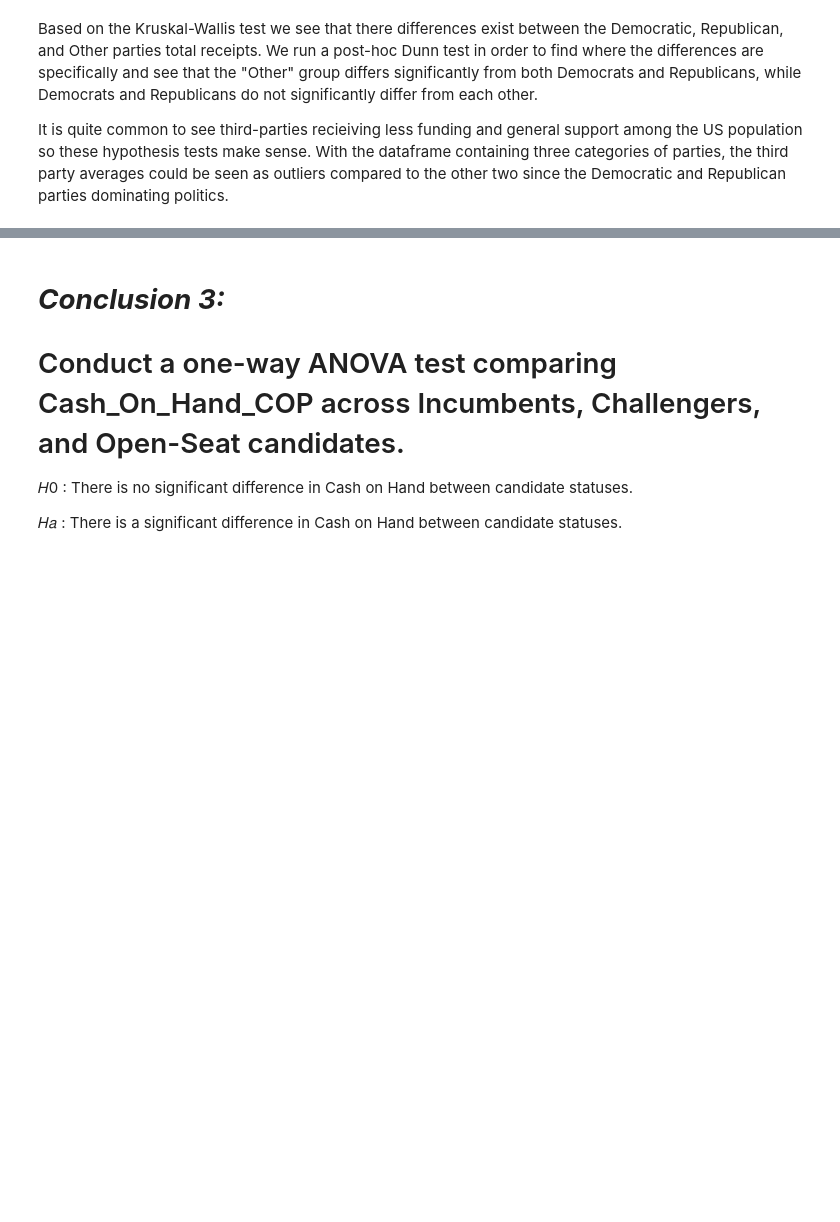
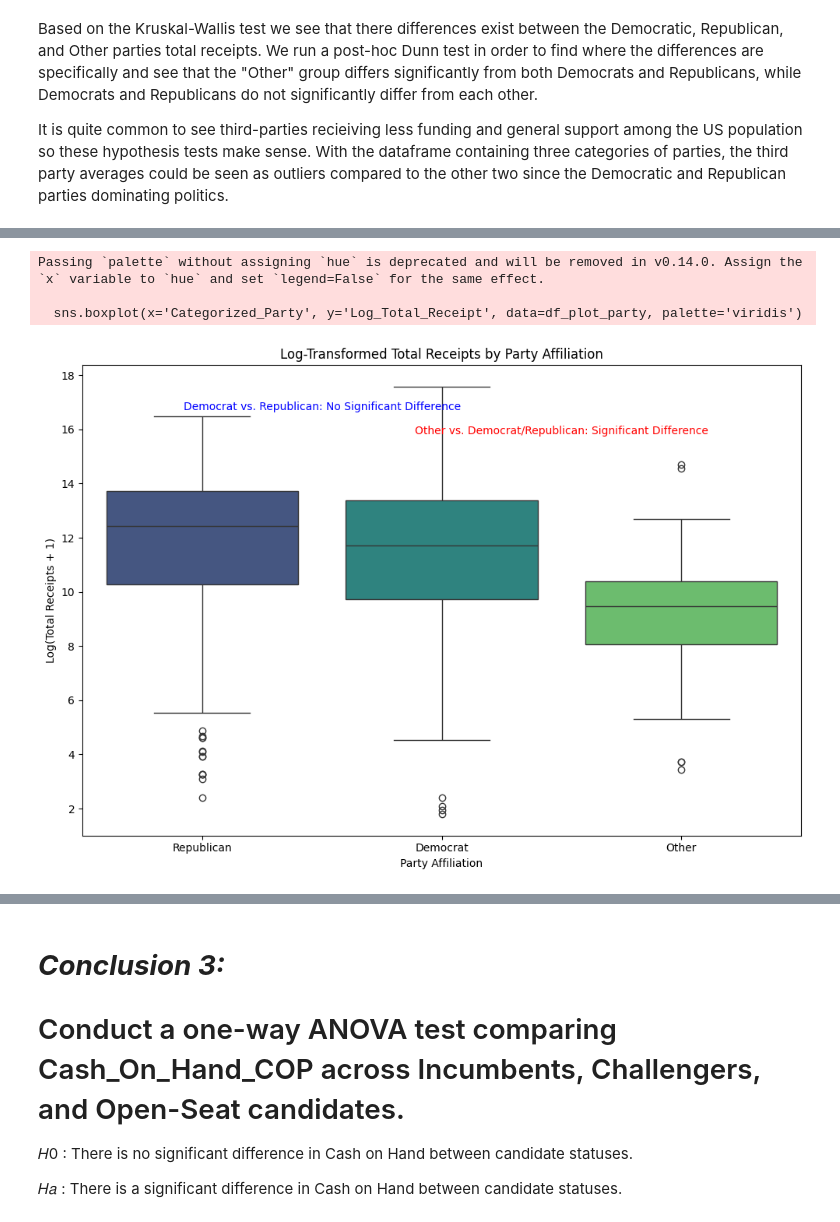
Before and after one commit to seventhdraught/temp2, a Jupyter notebook: CMSC320_Final_Deliverable.ipynb, the cells around one changed output, grey strips where cells are left out. Cells and saved outputs as stored; diff of their text form; code cells hidden in the pictures; blank space fills up the shorter version.

```diff
--- a/CMSC320_Final_Deliverable.ipynb
+++ b/CMSC320_Final_Deliverable.ipynb
@@ -303,0 +317,29 @@ It is quite common to see third-parties recieiving less funding and general supp
+# %%
+import seaborn as sns
+import matplotlib.pyplot as plt
+import numpy as np
+
+# Filter out rows where Total_Receipt is 0 as log transform would be problematic, and we're looking at distributions for those with receipts.
+df_plot_party = df[df['Total_Receipt'] > 0].copy()
+
+# Apply a log transformation to Total_Receipt for better visualization of skewed data
+df_plot_party['Log_Total_Receipt'] = np.log1p(df_plot_party['Total_Receipt'])
+
+plt.figure(figsize=(10, 7))
+sns.boxplot(x='Categorized_Party', y='Log_Total_Receipt', data=df_plot_party, palette='viridis')
+plt.title('Log-Transformed Total Receipts by Party Affiliation')
+plt.xlabel('Party Affiliation')
+plt.ylabel('Log(Total Receipts + 1)')
+
+# Adding annotations for insights (manual for simplicity based on Dunn test)
+plt.text(0.5, np.max(df_plot_party['Log_Total_Receipt']) * 0.95, 'Democrat vs. Republican: No Significant Difference', ha='center', fontsize=10, color='blue')
+plt.text(1.5, np.max(df_plot_party['Log_Total_Receipt']) * 0.9, 'Other vs. Democrat/Republican: Significant Difference', ha='center', fontsize=10, color='red')
+
+# Ensure all plot elements are visible
+plt.tight_layout()
+plt.show()
+# %% [output]
+Passing `palette` without assigning `hue` is deprecated and will be removed in v0.14.0. Assign the `x` variable to `hue` and set `legend=False` for the same effect.
+
+  sns.boxplot(x='Categorized_Party', y='Log_Total_Receipt', data=df_plot_party, palette='viridis')
+[figure, added]
```
Also changed, not shown: parts of 16 cells of this notebook.
